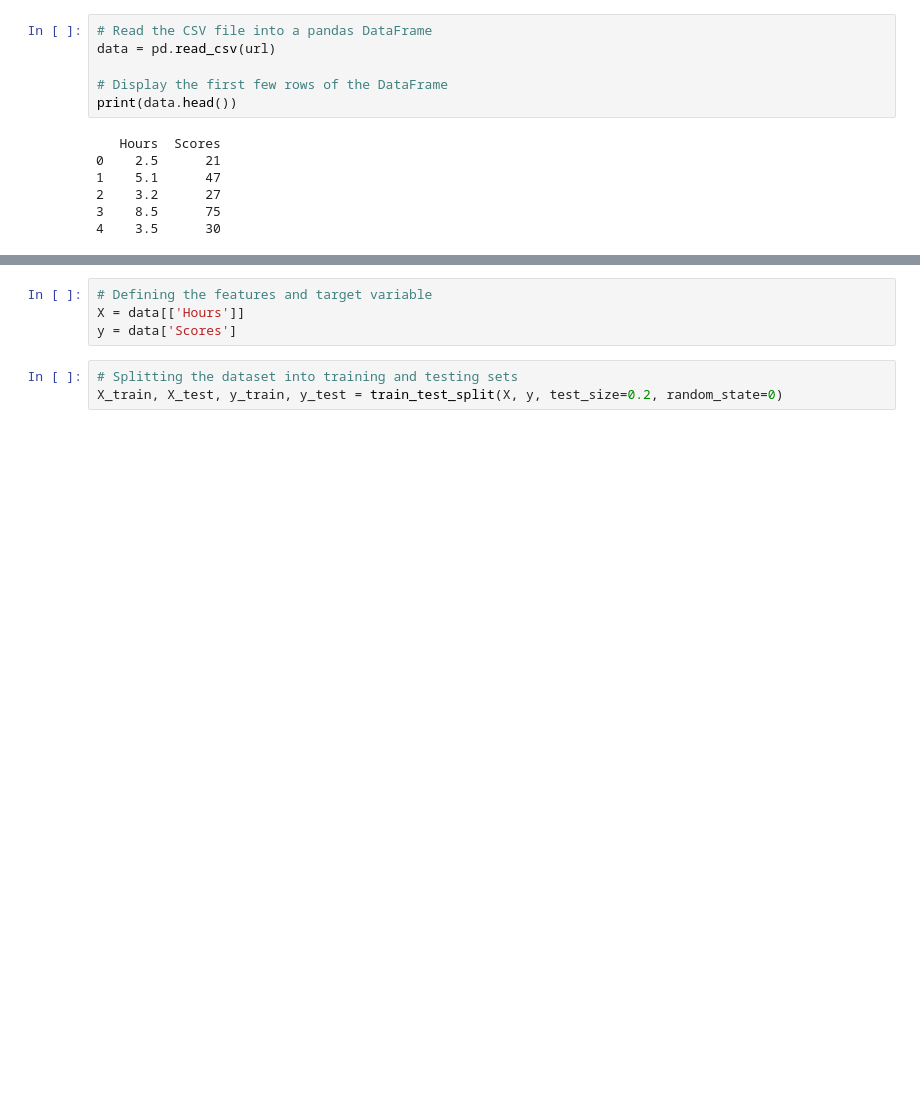
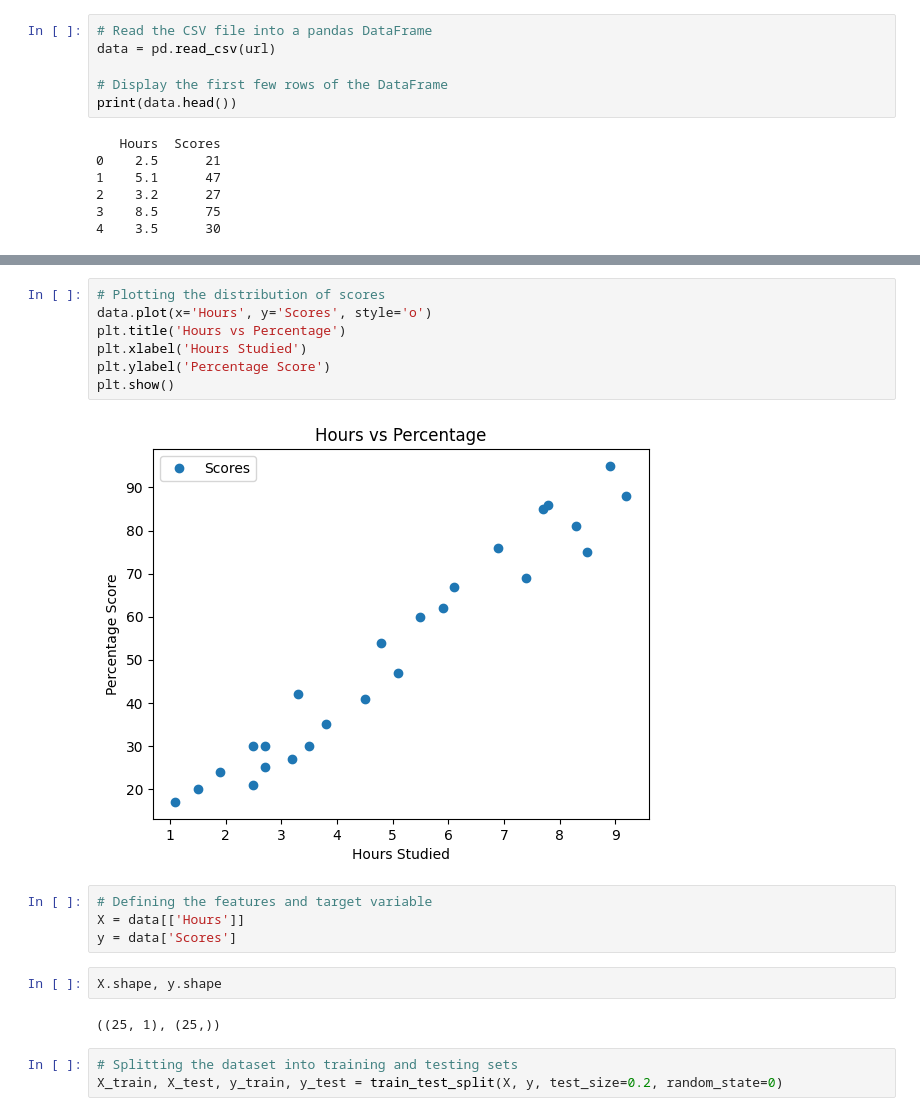
Before and after one commit to swetaptl/Supervised-ML, a Jupyter notebook: supervisedML.ipynb, the cells around one changed output, grey strips where cells are left out. Drawn from its saved outputs; the diff is of its cells as text; blank space fills up the shorter version.

```diff
--- a/supervisedML.ipynb
+++ b/supervisedML.ipynb
@@ -31,7 +76,20 @@ plt.show()
+# %%
+# Plotting the distribution of scores
+data.plot(x='Hours', y='Scores', style='o')
+plt.title('Hours vs Percentage')
+plt.xlabel('Hours Studied')
+plt.ylabel('Percentage Score')
+plt.show()
+# %% [output]
+[figure, added]
 # %%
 # Defining the features and target variable
 X = data[['Hours']]
 y = data['Scores']
+# %%
+X.shape, y.shape
+# %% [output]
+((25, 1), (25,))
 # %%
 # Splitting the dataset into training and testing sets
 X_train, X_test, y_train, y_test = train_test_split(X, y, test_size=0.2, random_state=0)
```
Also changed, not shown: parts of 8 cells of this notebook.
